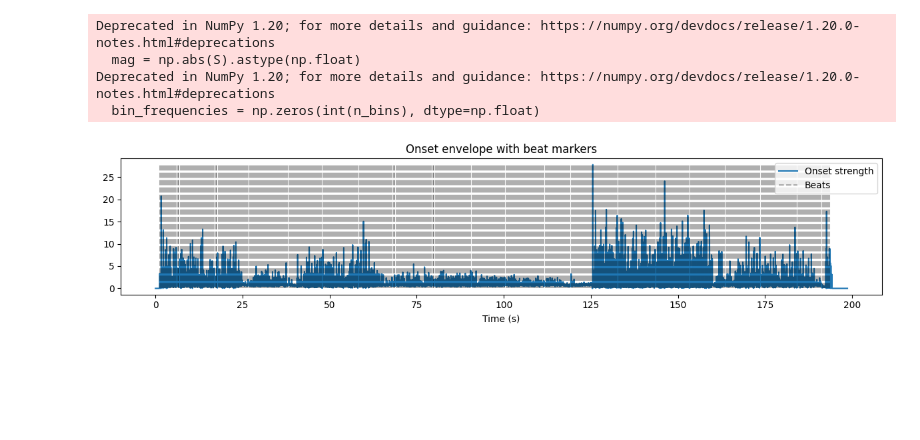
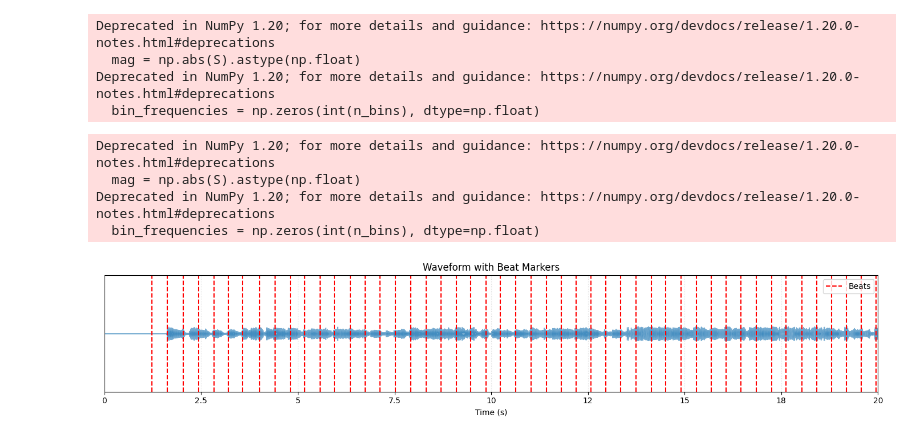
Before and after one commit to Niagui/MusicalDrone, a Jupyter notebook: segment.ipynb, the cells around one changed output. Cells and saved outputs as stored; diff of their text form; code cells hidden in the pictures; blank space fills up the shorter version.

```diff
--- a/segment.ipynb
+++ b/segment.ipynb
@@ -135,26 +137,45 @@ Deprecated in NumPy 1.20; for more details and guidance: https://numpy.org/devdo
 Deprecated in NumPy 1.20; for more details and guidance: https://numpy.org/devdocs/release/1.20.0-notes.html#deprecations
   bin_frequencies = np.zeros(int(n_bins), dtype=np.float)
 # %%
-import librosa, librosa.display
+import librosa
+import librosa.display
 import matplotlib.pyplot as plt
 import numpy as np
 
 
-hop_length=512
+y, sr = librosa.load(audiofile)
+
+hop_length = 512
+tempo, beattrack = librosa.beat.beat_track(y=y, sr=sr, hop_length=hop_length)
 beat_times = librosa.frames_to_time(beattrack, sr=sr, hop_length=hop_length)
 
-onset_env = librosa.onset.onset_strength(y=y, sr=sr, hop_length=hop_length)
-# librosa.times_like() is newer; make times manually for 0.7.0:
-times = np.arange(len(onset_env)) * float(hop_length) / sr
+#zooming
 
-plt.figure(figsize=(12, 3))
-plt.plot(times, onset_env, label="Onset strength")
-plt.vlines(beat_times, 0, onset_env.max(), color='k', alpha=0.3, linestyles='--', label="Beats")
+start_time = 0
+end_time = 20
+start_sample = int(start_time * sr)
+end_sample = int(end_time * sr)
+y_zoom = y[start_sample:end_sample]
+
+beat_times_zoom = beat_times[(beat_times >= start_time) & (beat_times <= end_time)]
+
+# Plot waveform and beat markers
+plt.figure(figsize=(14, 3))
+librosa.display.waveplot(y_zoom, sr=sr, alpha=0.6)
+plt.vlines(beat_times_zoom, ymin=-1, ymax=1, color='red', linestyles='--', label='Beats')
+plt.xlim(start_time, end_time)
+plt.ylim(-1, 1)
 plt.xlabel("Time (s)")
-plt.title("Onset envelope with beat markers")
+plt.title("Waveform with Beat Markers")
+plt.yticks([])
 plt.legend()
 plt.tight_layout()
+plt.grid(True, axis='x', linestyle=':', alpha=0.4)
 plt.show()
 # %% [output]
+Deprecated in NumPy 1.20; for more details and guidance: https://numpy.org/devdocs/release/1.20.0-notes.html#deprecations
+  mag = np.abs(S).astype(np.float)
+Deprecated in NumPy 1.20; for more details and guidance: https://numpy.org/devdocs/release/1.20.0-notes.html#deprecations
+  bin_frequencies = np.zeros(int(n_bins), dtype=np.float)
-[figure, old version]
+[figure, new version]
 # %%
```
Also changed, not shown: parts of 6 cells of this notebook, 5 other files.
